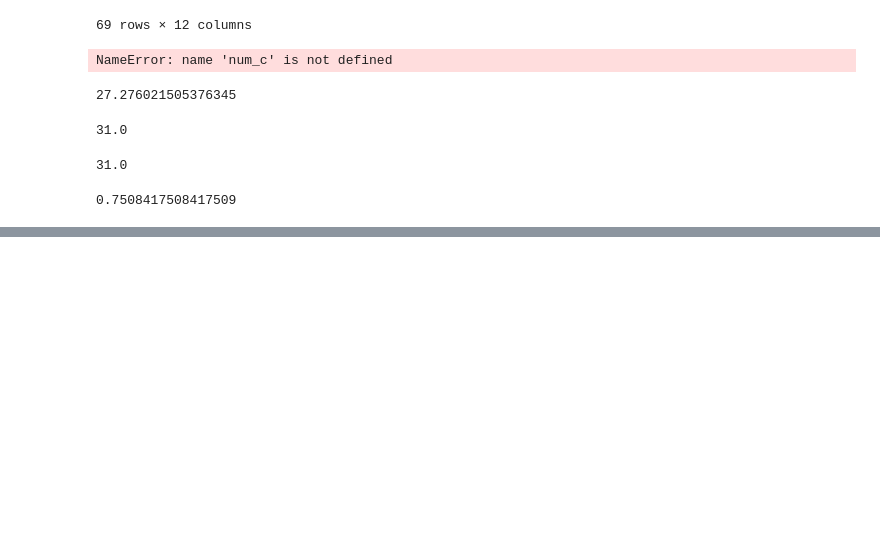
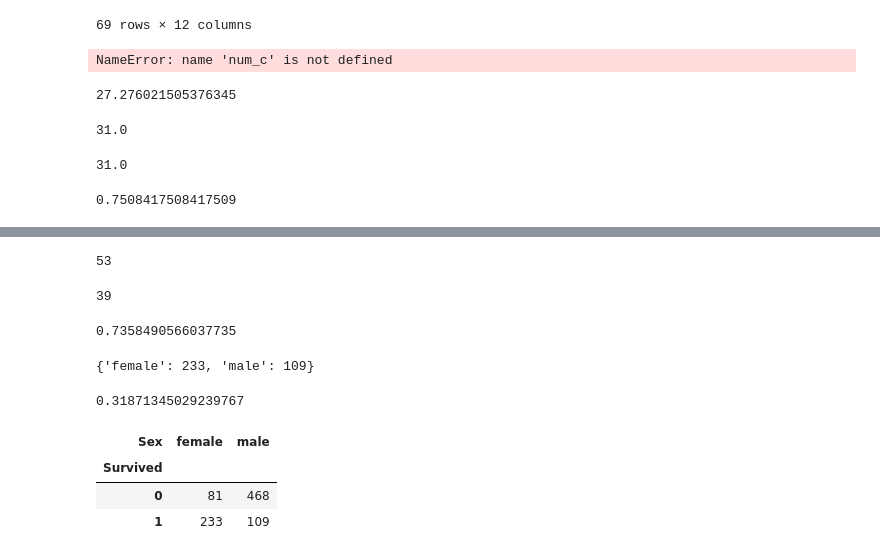
Before and after one commit to UPstartDeveloper/DS-1.1-Data-Analysis, a Jupyter notebook: Notebooks/Datasets/titantic.ipynb, the cells around one changed output, grey strips where cells are left out. Cells and saved outputs as stored; diff of their text form; code cells hidden in the pictures; blank space fills up the shorter version.

```diff
--- a/Notebooks/Datasets/titantic.ipynb
+++ b/Notebooks/Datasets/titantic.ipynb
@@ -386,0 +420,27 @@ num / len(df)
+# %%
+len(df[df["Fare"] > 100])
+# %% [output]
+53
+# %%
+len(df[(df["Fare"] > 100) & ((df['Survived'] == 1))])
+# %% [output]
+39
+# %%
+len(df[(df["Fare"] > 100) & ((df['Survived'] == 1))])/len(df[df["Fare"] > 100])
+# %% [output]
+0.7358490566037735
+# %%
+dict(df[df['Survived'] == 1]['Sex'].value_counts())
+# %% [output]
+{'female': 233, 'male': 109}
+# %%
+109/(109+233)
+# %% [output]
+0.31871345029239767
+# %%
+pd.crosstab(df['Survived'], df['Sex'])
+# %% [output]
+| Sex | female | male |
+| Survived |  |  |
+| 0 | 81 | 468 |
+| 1 | 233 | 109 |
```
Also changed, not shown: parts of 19 cells of this notebook, 6 other files.
